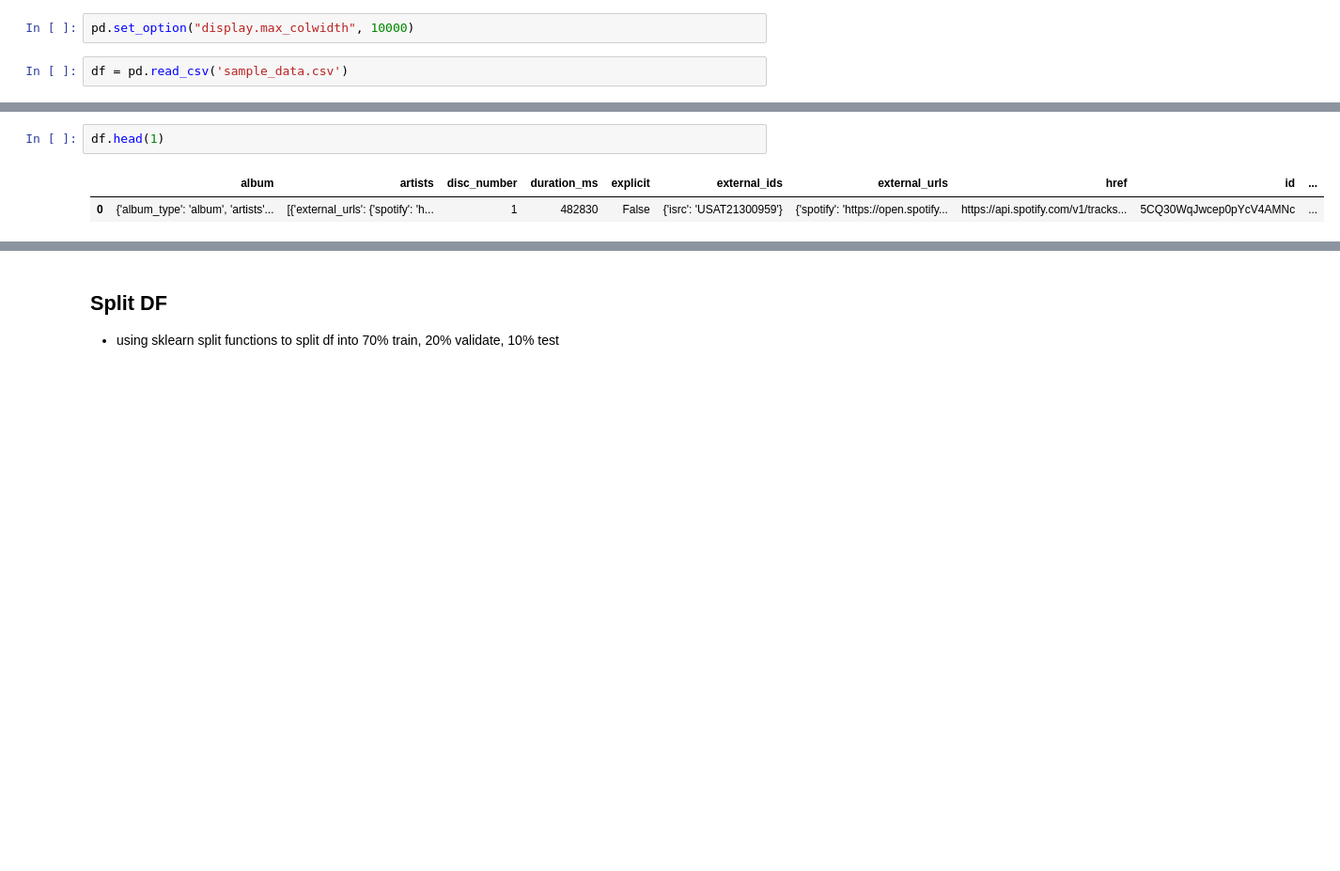
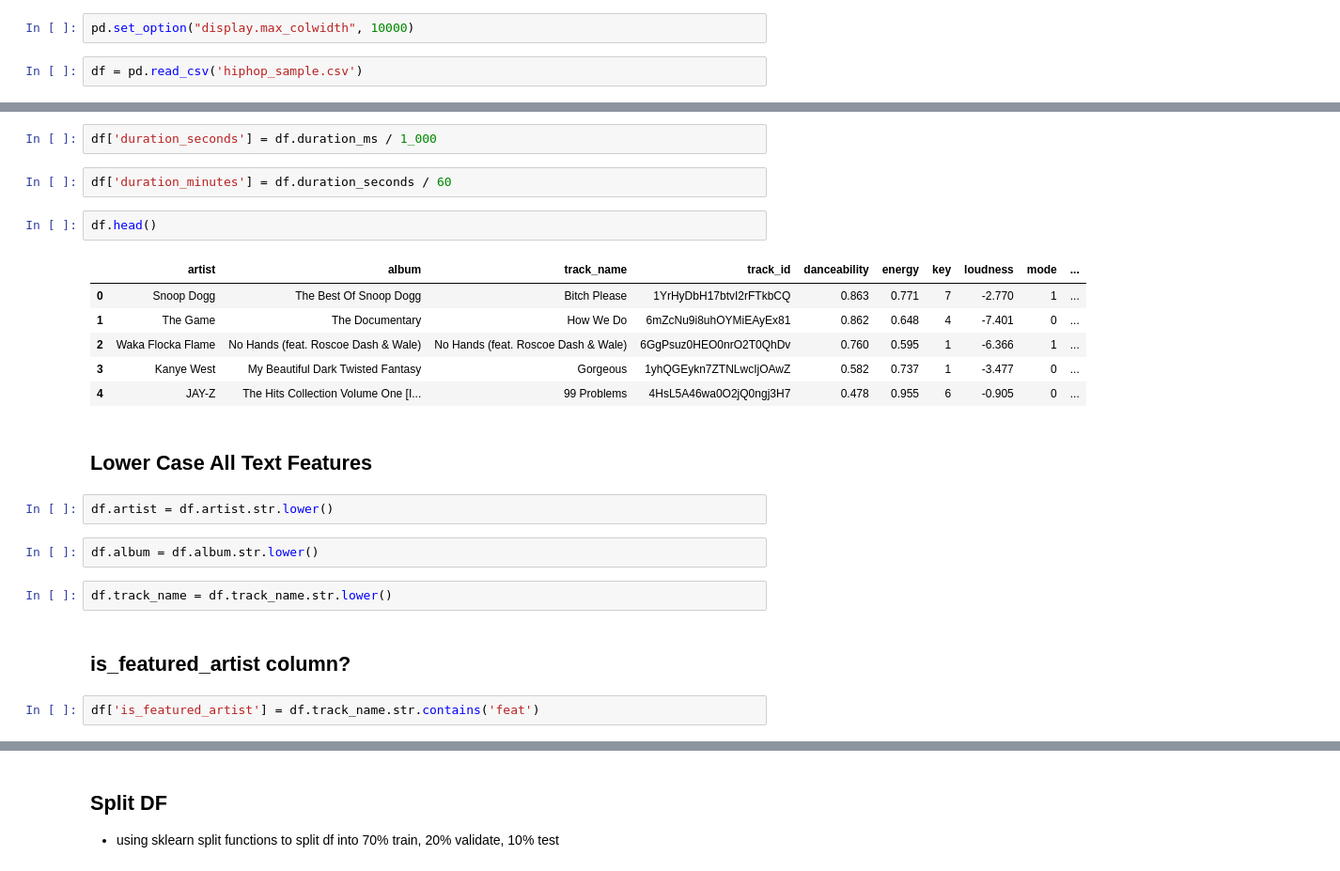
Before and after one commit to SpotiScryers/SpotiScry, a Jupyter notebook: Thompson_Prepare.ipynb, the cells around one changed output, grey strips where cells are left out. Shown at 94% size. Cells and saved outputs as stored; diff of their text form; blank space fills up the shorter version.

```diff
--- a/Thompson_Prepare.ipynb
+++ b/Thompson_Prepare.ipynb
@@ -9,4 +10,4 @@ import pandas as pd
 # %%
 pd.set_option("display.max_colwidth", 10000)
 # %%
-df = pd.read_csv('sample_data.csv')
+df = pd.read_csv('hiphop_sample.csv')
@@ -13,5 +42,25 @@ df = pd.read_csv('sample_data.csv')
+# %%
+df['duration_seconds'] = df.duration_ms / 1_000
+# %%
+df['duration_minutes'] = df.duration_seconds / 60
 # %%
-df.head(1)
+df.head()
 # %% [output]
-|  | album | artists | disc_number | duration_ms | explicit | external_ids | external_urls | href | id | ... |
-| 0 | {'album_type': 'album', 'artists'... | [{'external_urls': {'spotify': 'h... | 1 | 482830 | False | {'isrc': 'USAT21300959'} | {'spotify': 'https://open.spotify... | https://api.spotify.com/v1/tracks... | 5CQ30WqJwcep0pYcV4AMNc | ... |
+|  | artist | album | track_name | track_id | danceability | energy | key | loudness | mode | ... |
+| 0 | Snoop Dogg | The Best Of Snoop Dogg | Bitch Please | 1YrHyDbH17btvI2rFTkbCQ | 0.863 | 0.771 | 7 | -2.770 | 1 | ... |
+| 1 | The Game | The Documentary | How We Do | 6mZcNu9i8uhOYMiEAyEx81 | 0.862 | 0.648 | 4 | -7.401 | 0 | ... |
+| 2 | Waka Flocka Flame | No Hands (feat. Roscoe Dash & Wale) | No Hands (feat. Roscoe Dash & Wale) | 6GgPsuz0HEO0nrO2T0QhDv | 0.760 | 0.595 | 1 | -6.366 | 1 | ... |
+| 3 | Kanye West | My Beautiful Dark Twisted Fantasy | Gorgeous | 1yhQGEykn7ZTNLwcIjOAwZ | 0.582 | 0.737 | 1 | -3.477 | 0 | ... |
+| 4 | JAY-Z | The Hits Collection Volume One [I... | 99 Problems | 4HsL5A46wa0O2jQ0ngj3H7 | 0.478 | 0.955 | 6 | -0.905 | 0 | ... |
+# %% [markdown]
+## Lower Case All Text Features
+# %%
+df.artist = df.artist.str.lower()
+# %%
+df.album = df.album.str.lower()
+# %%
+df.track_name = df.track_name.str.lower()
+# %% [markdown]
+## is_featured_artist column?
+# %%
+df['is_featured_artist'] = df.track_name.str.contains('feat')
```
Also changed, not shown: parts of 9 cells of this notebook.
